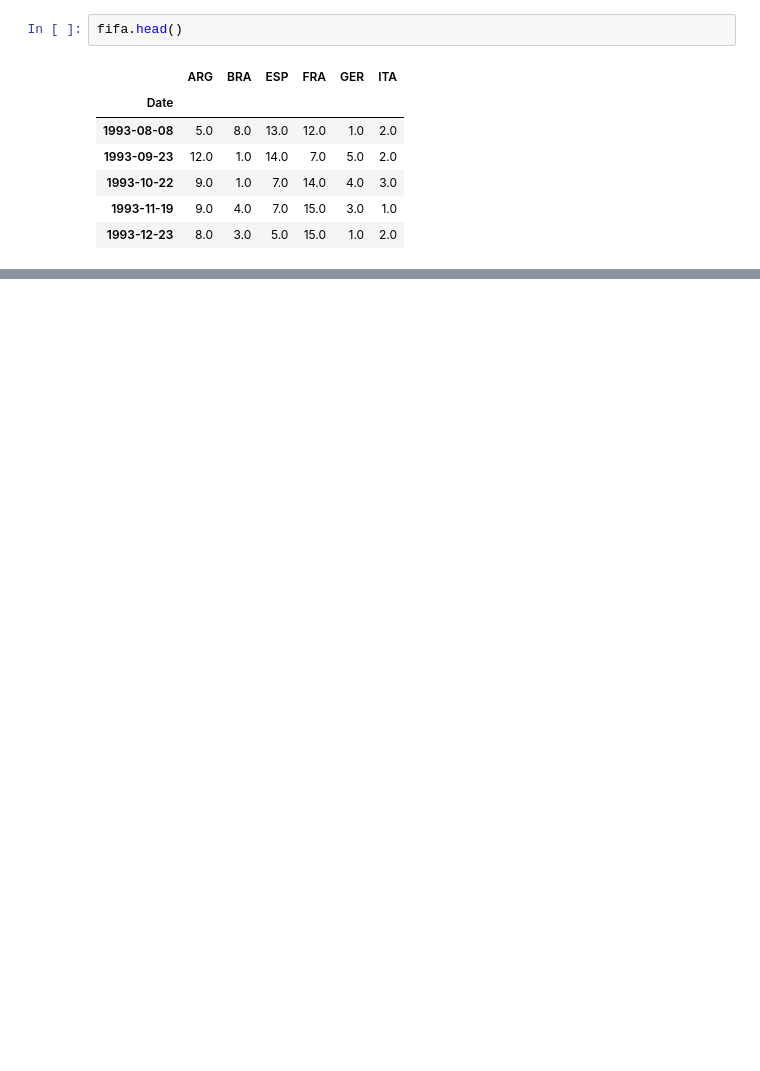
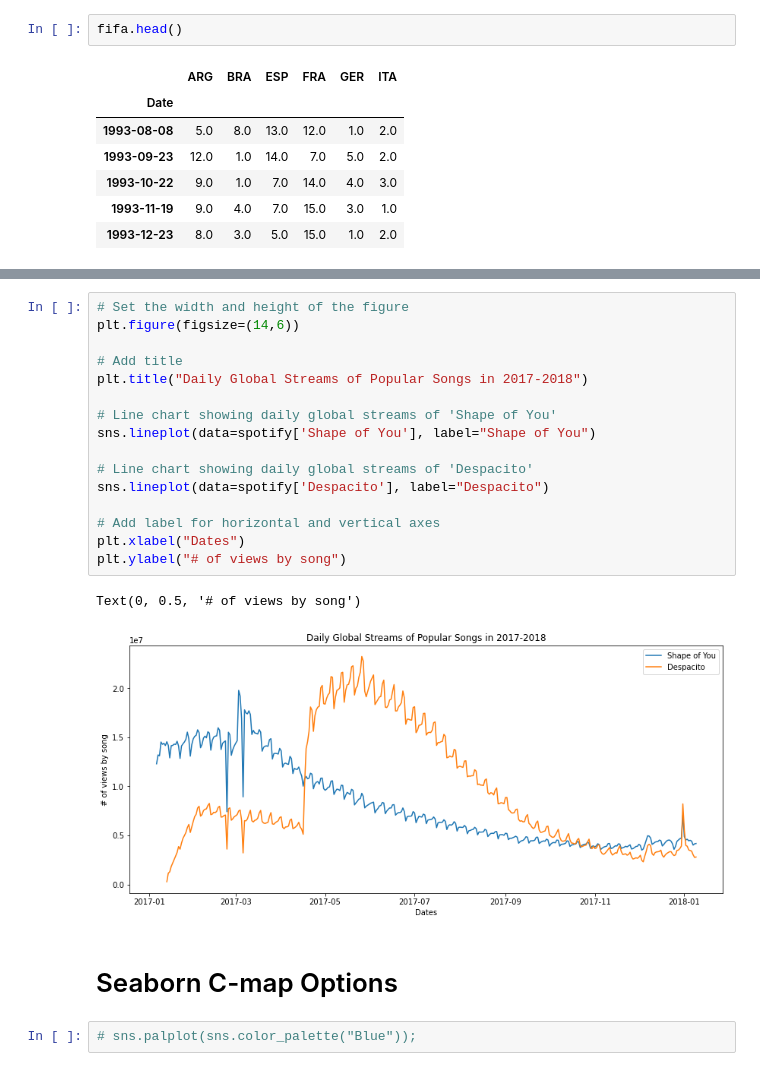
Before and after one commit to ildeniz/ML-2022-001-Data_Visualisation_Playground, a Jupyter notebook: ML-2022-002-Data_Visualisation_Playground.ipynb, the cells around one changed output, grey strips where cells are left out. Saved outputs shown, nothing was run; the diff lists cells and outputs as text; blank space fills up the shorter version.

```diff
--- a/ML-2022-002-Data_Visualisation_Playground.ipynb
+++ b/ML-2022-002-Data_Visualisation_Playground.ipynb
@@ -25,0 +101,23 @@ fifa.head()
+# %%
+# Set the width and height of the figure
+plt.figure(figsize=(14,6))
+
+# Add title
+plt.title("Daily Global Streams of Popular Songs in 2017-2018")
+
+# Line chart showing daily global streams of 'Shape of You'
+sns.lineplot(data=spotify['Shape of You'], label="Shape of You")
+
+# Line chart showing daily global streams of 'Despacito'
+sns.lineplot(data=spotify['Despacito'], label="Despacito")
+
+# Add label for horizontal and vertical axes
+plt.xlabel("Dates")
+plt.ylabel("# of views by song")
+# %% [output]
+Text(0, 0.5, '# of views by song')
+[figure, added]
+# %% [markdown]
+# Seaborn C-map Options
+# %%
+# sns.palplot(sns.color_palette("Blue"));
```
Also changed, not shown: parts of 12 cells of this notebook.
